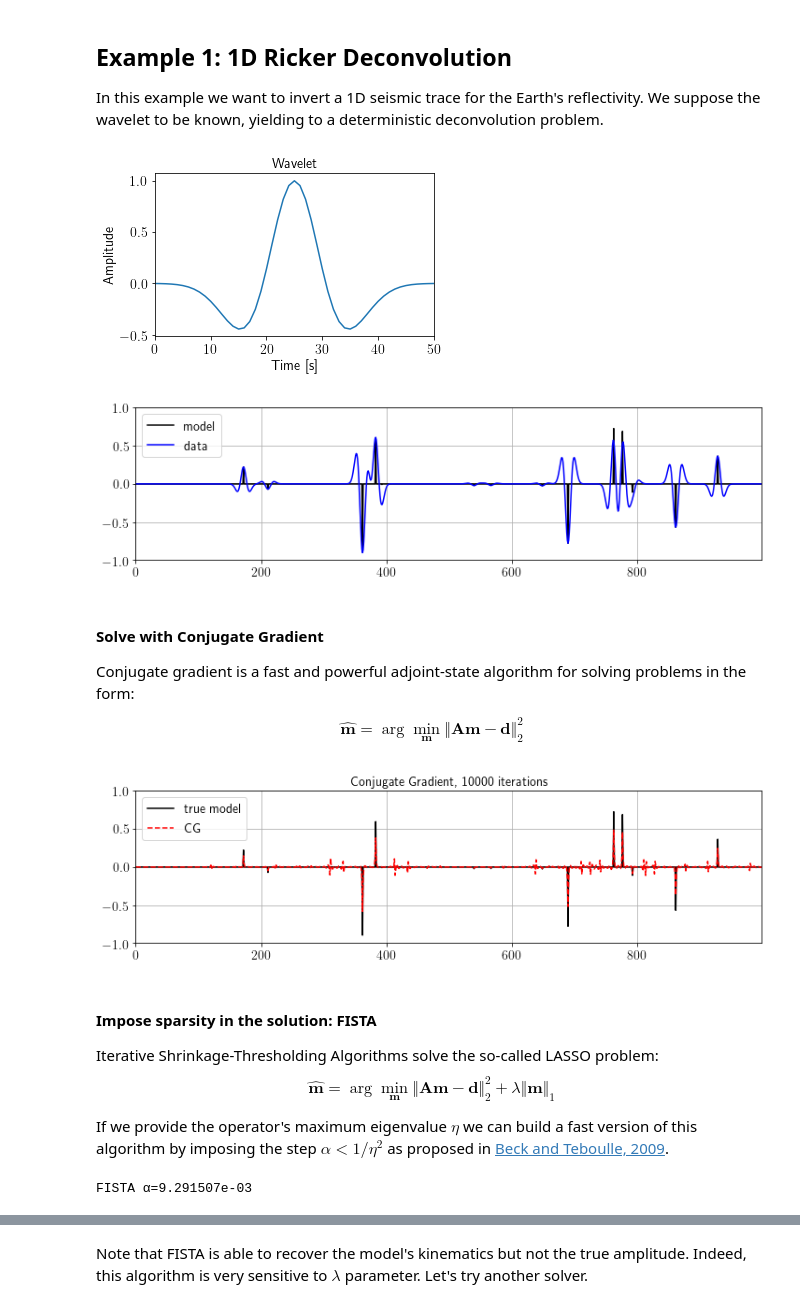
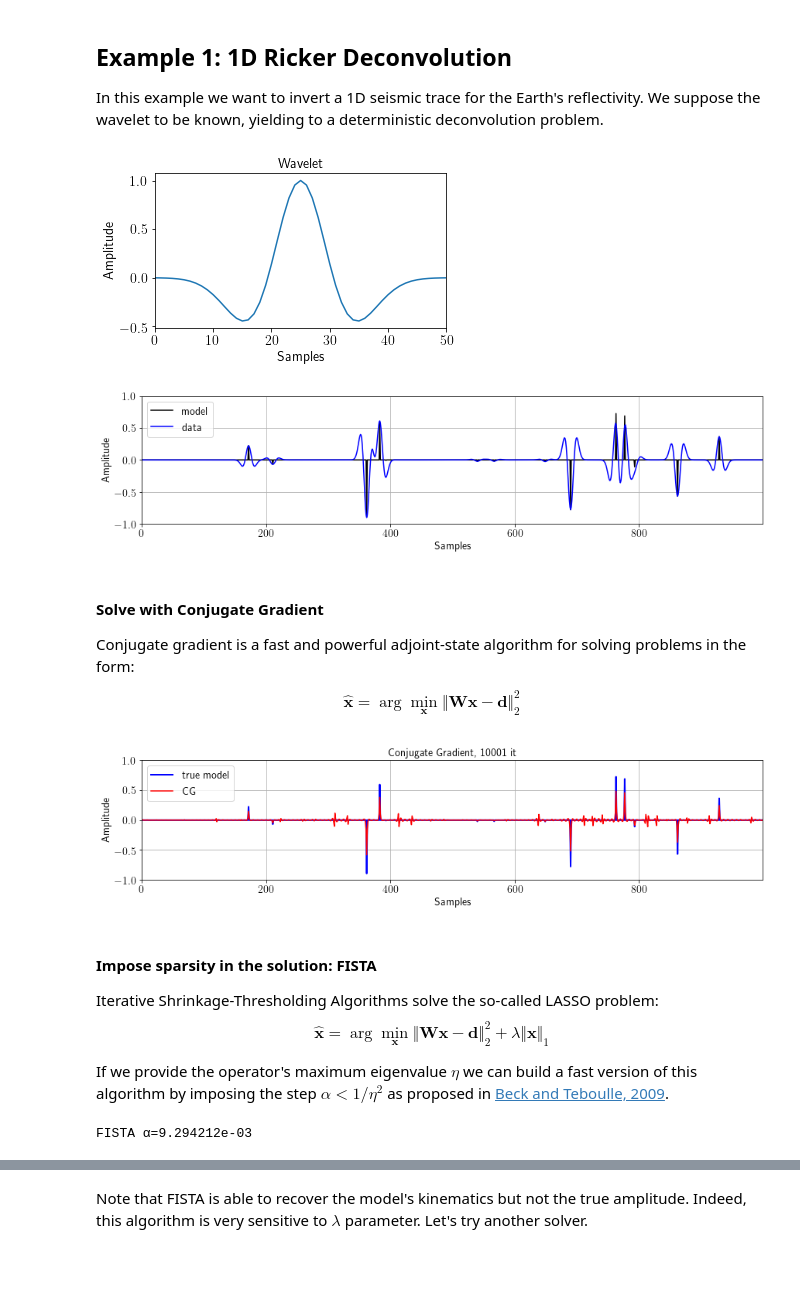
Before and after one commit to fpicetti/occamypy, a Jupyter notebook: tutorials/SplitBregman Examples.ipynb, the cells around one changed output, grey strips where cells are left out. Saved outputs shown, nothing was run; the diff lists cells and outputs as text; code cells hidden in the pictures; blank space fills up the shorter version.

```diff
--- a/tutorials/SplitBregman Examples.ipynb
+++ b/tutorials/SplitBregman Examples.ipynb
@@ -50,45 +50,51 @@ In this example we want to invert a 1D seismic trace for the Earth's reflectivit
 We suppose the wavelet to be known, yielding  to a deterministic deconvolution problem.
 # %%
 # load wavelet
-ricker = occamypy.VectorIC(np.load("./data/ricker20.npy"))
+wav = occamypy.VectorIC(np.load("./data/ricker20.npy"))
 nt = 51.
 ot = 0.
 dt = 1.
 
 # load reflectivity
-model = occamypy.VectorIC(np.load("./data/reflectivity1D.npy"))
+x = occamypy.VectorIC(np.load("./data/reflectivity1D.npy"))
 
 # instantating operator
-A = occamypy.ConvND(model, ricker)
+W = occamypy.ConvND(x, wav)
 
 # Generating true recorded trace
-data = A * model
+d = W * x
 # %%
 fig, ax = plt.subplots(figsize=(5,3))
 time_range = np.linspace(ot,ot+(nt-1)*dt,nt)
-plt.plot(np.linspace(ot,ot+(nt-1)*dt,nt), ricker.getNdArray())
-plt.title('Wavelet'), plt.xlabel("Time [s]"), plt.ylabel("Amplitude")
+plt.plot(np.linspace(ot,ot+(nt-1)*dt,nt), wav.getNdArray())
+plt.title('Wavelet')
+plt.xlabel("Samples"), plt.ylabel("Amplitude")
 ax.autoscale(enable=True, axis='x', tight=True)
+plt.tight_layout(0.5)
+# plt.savefig('ricker_wavelet.pdf')
 plt.show()
 
 fig, ax = plt.subplots(figsize=(12, 3))
-plt.plot(model.getNdArray(), 'k',  label='model')
-plt.plot(data.getNdArray(), 'b',  label='data')
+plt.plot(x.getNdArray(), 'k',  label='model')
+plt.plot(d.getNdArray(), 'b',  label='data')
+plt.ylim(-1., 1.)
+plt.legend(loc='upper left')
+plt.xlabel("Samples"), plt.ylabel("Amplitude")
+plt.grid(True)
 ax.autoscale(enable=True, axis='x', tight=True)
-plt.ylim(-1., 1.)
-plt.legend()
-plt.grid(True)
+plt.tight_layout(0.5)
+# plt.savefig('ricker_model.pdf')
 plt.show()
 # %% [output]
-[figure, old version]
+[figure, new version]
-[figure, old version]
+[figure, new version]
 # %% [markdown]
 #### Solve with Conjugate Gradient
 
 Conjugate gradient is a fast and powerful adjoint-state algorithm for solving problems in the form:
 
 \begin{equation}
-    \hat{\mathbf{m}} = \arg \min_\mathbf{m} \Vert \mathbf{A}\mathbf{m} - \mathbf{d}\Vert_2^2
+    \hat{\mathbf{x}} = \arg \min_\mathbf{x} \Vert \mathbf{W}\mathbf{x} - \mathbf{d}\Vert_2^2
 \end{equation}
 # %%
 # instantiate a linear L2 problem
@@ -101,40 +108,44 @@ CG = occamypy.CG(occamypy.BasicStopper(10000))
 CG.run(problemCG, verbose=False)
 # %%
 fig, ax = plt.subplots(figsize=(12, 3))
-plt.plot(model.getNdArray(), 'k', label="true model")
-plt.plot(problemCG.model.getNdArray(), 'r--', label="CG")
-plt.title('Conjugate Gradient, %d iterations' % CG.stopper.niter)
+plt.plot(x.getNdArray(), 'b', lw=2, label="true model")
+plt.plot(problemCG.model.getNdArray(), 'r', label="CG")
+plt.title('Conjugate Gradient, %d it' % len(CG.obj))
 plt.ylim(-1., 1.)
+plt.legend(loc='upper left')
+plt.xlabel("Samples"), plt.ylabel("Amplitude")
+plt.grid(True)
 ax.autoscale(enable=True, axis='x', tight=True)
-plt.grid(True)
-plt.legend()
+plt.tight_layout(0.5)
+# plt.savefig("ricker_cg.pdf")
 plt.show()
 # %% [output]
-[figure, old version]
+[figure, new version]
 # %% [markdown]
 #### Impose sparsity in the solution: FISTA
 
 Iterative Shrinkage-Thresholding Algorithms solve the so-called LASSO problem:
 \begin{equation}
-    \hat{\mathbf{m}} = \arg \min_\mathbf{m} \Vert \mathbf{A}\mathbf{m} - \mathbf{d}\Vert_2^2 + \lambda \Vert \mathbf{m}\Vert_1
+    \hat{\mathbf{x}} = \arg \min_\mathbf{x} \Vert \mathbf{W}\mathbf{x} - \mathbf{d}\Vert_2^2 + \lambda \Vert \mathbf{x}\Vert_1
 \end{equation}
 
 If we provide the operator's maximum eigenvalue $\eta$ we can build a fast version
 of this algorithm by imposing the step $\alpha < 1/\eta^2$ as proposed in [Beck and Teboulle, 2009](https://doi.org/10.1137/080716542).
 # %%
 # compute maximum eigenvalue
-maxeig = A.powerMethod()
+maxeig = W.powerMethod()
 print('FISTA α=%.6e' % (1/(maxeig**2)))
 
 # define the LASSO problem
-problemFISTA = occamypy.Lasso(model.clone().zero(), data, A, lambda_value=1, op_norm=maxeig**2)
+problemFISTA = occamypy.Lasso(x.clone().zero(), d, W, lambda_value=1, op_norm=maxeig**2)
 
 # instantiate the fast solver with 1000 iterations
-FISTA = occamypy.ISTA(occamypy.BasicStopper(1000), fast=True)
+FISTA = occamypy.ISTA(occamypy.BasicStopper(10000), fast=True)
+FISTA.setDefaults(save_obj=True)
 
 # solve the problem
 FISTA.run(problemFISTA, verbose=False)
 # %% [output]
-FISTA α=9.291507e-03
+FISTA α=9.294212e-03
 # %%
 fig, ax = plt.subplots(figsize=(12,3))
```
Also changed, not shown: parts of 27 cells of this notebook.
